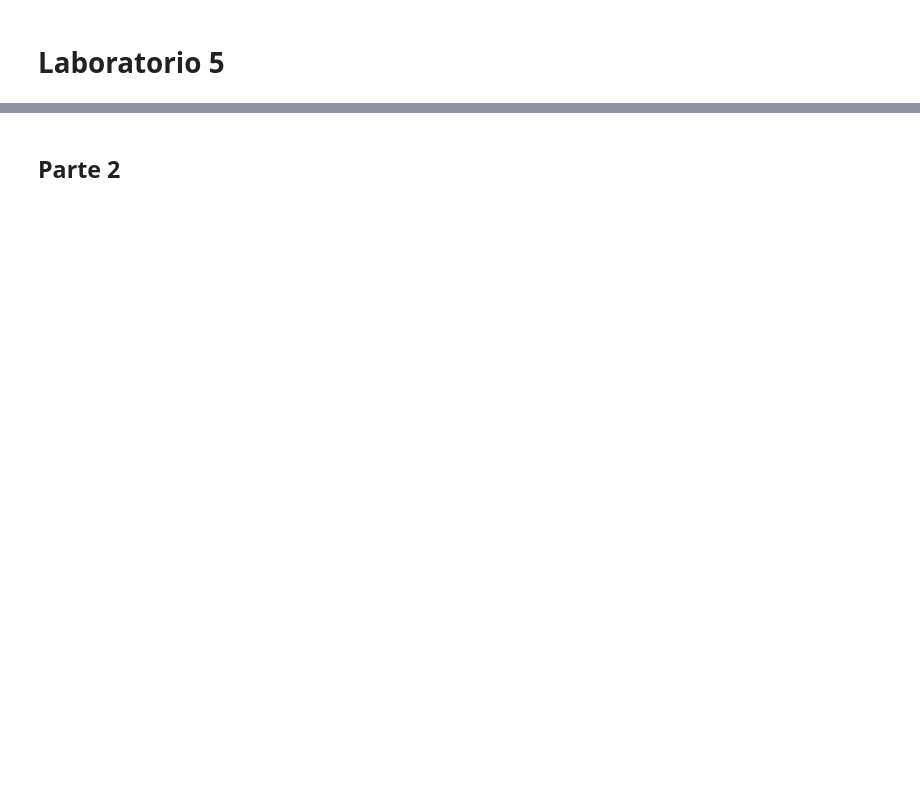
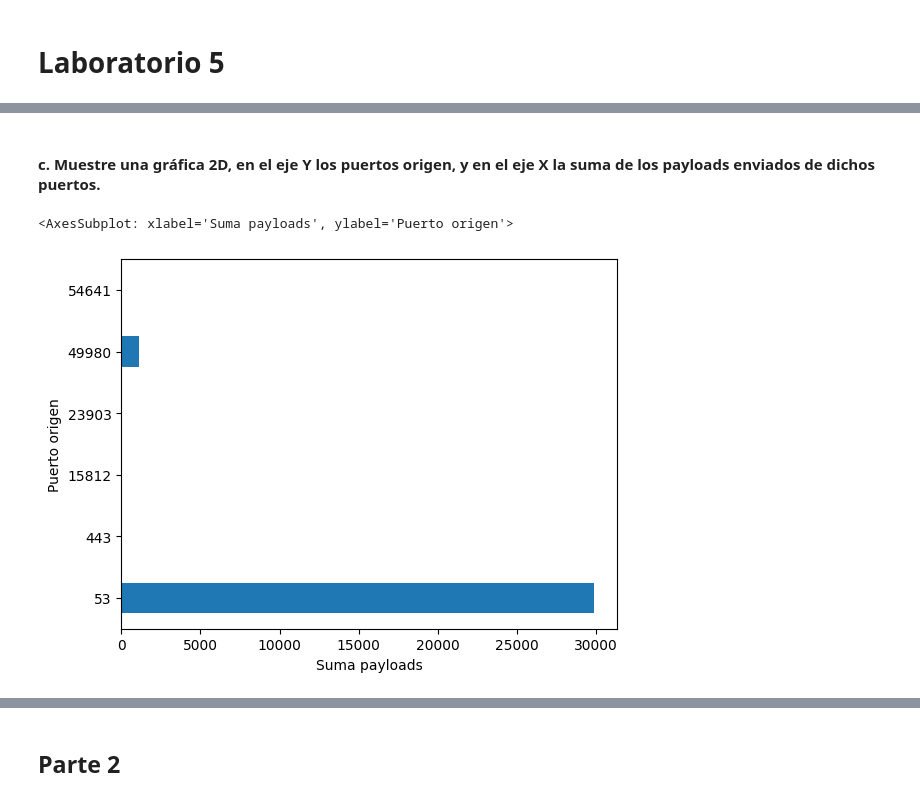
Before and after one commit to sebas411/Lab5-Security-Data-Science, a Jupyter notebook: lab5.ipynb, the cells around one changed output, grey strips where cells are left out. Cells and saved outputs as stored; diff of their text form; code cells hidden in the pictures; blank space fills up the shorter version.

```diff
--- a/lab5.ipynb
+++ b/lab5.ipynb
@@ -7,0 +191,7 @@ from sklearn.decomposition import PCA
+# %% [markdown]
+#### c. Muestre una gráfica 2D, en el eje Y los puertos origen, y en el eje X la suma de los payloads enviados de dichos puertos.
+# %%
+df.groupby('sport')["payload"].sum().plot.barh(ylabel="Puerto origen", xlabel="Suma payloads")
+# %% [output]
+<AxesSubplot: xlabel='Suma payloads', ylabel='Puerto origen'>
+[figure, added]
```
Also changed, not shown: parts of 48 cells of this notebook, 1 other file.
